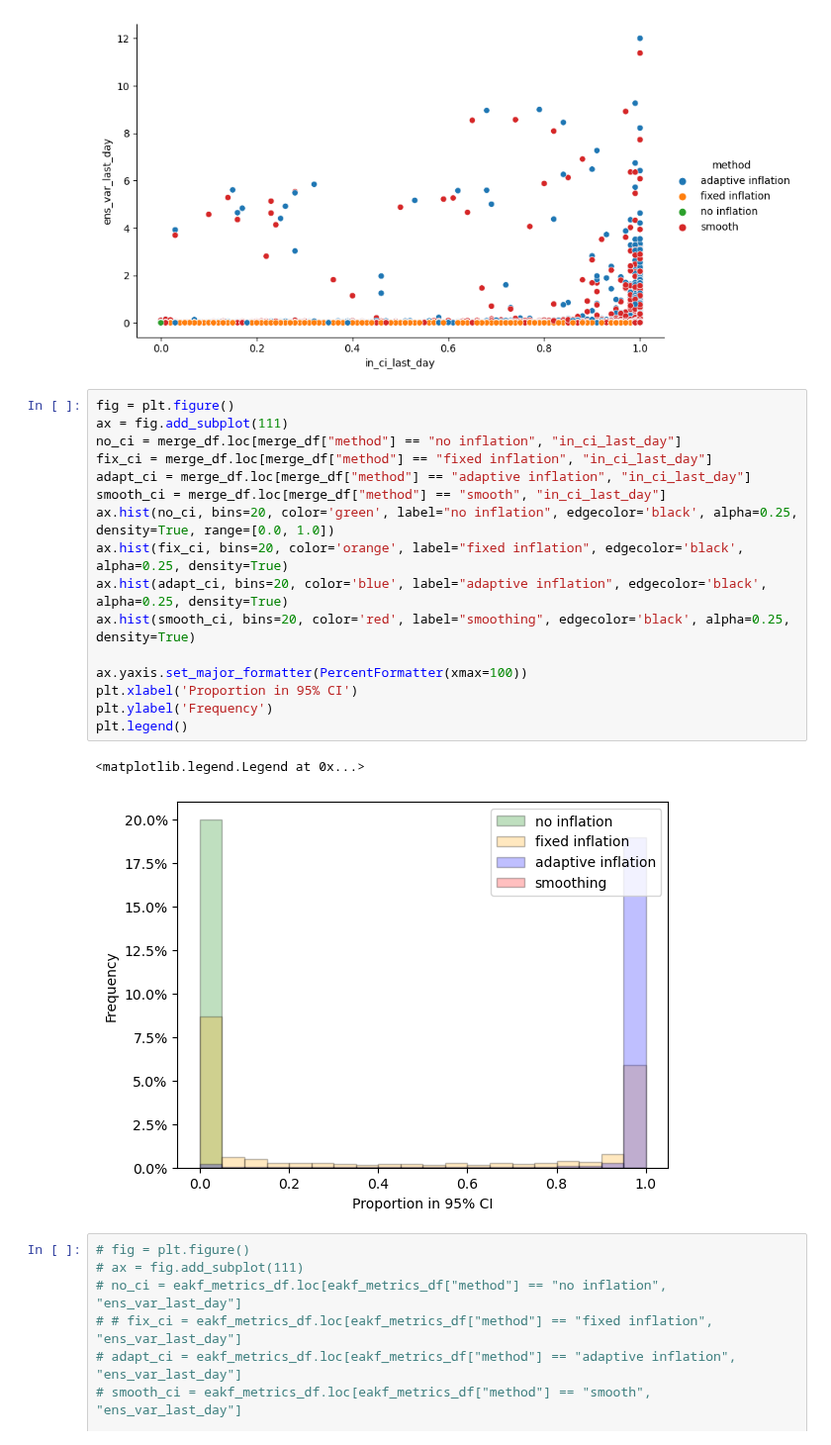
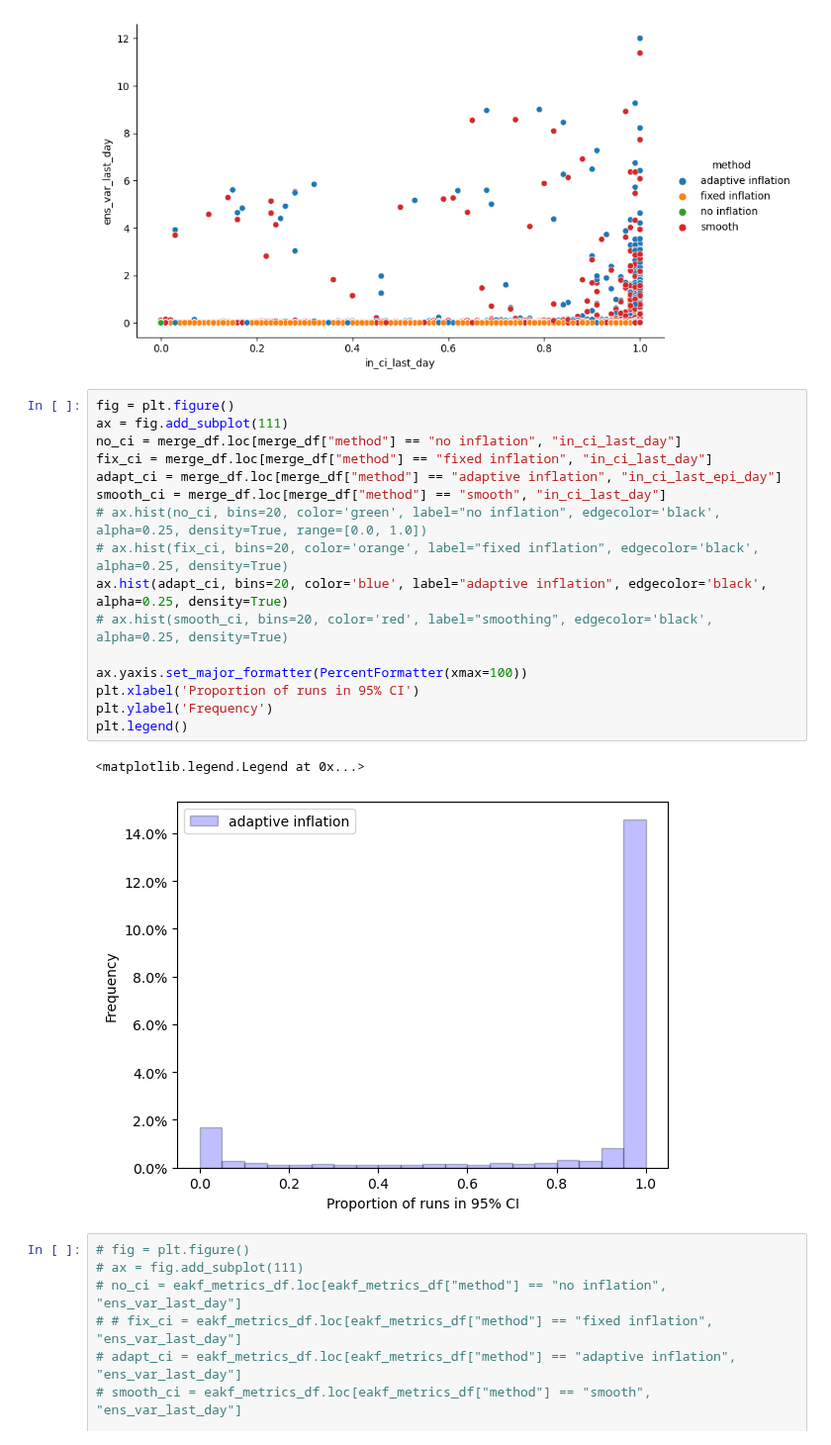
Before and after one commit to hwunrow/epykalman, a Jupyter notebook: src/epyfilter/c2b2/create_plots.ipynb, the cells around one changed output. Shown at 99% size. Cells and saved outputs as stored; diff of their text form.

```diff
--- a/src/epyfilter/c2b2/create_plots.ipynb
+++ b/src/epyfilter/c2b2/create_plots.ipynb
@@ -353,22 +628,22 @@ plt.show()
 # %%
 fig = plt.figure()
 ax = fig.add_subplot(111)
 no_ci = merge_df.loc[merge_df["method"] == "no inflation", "in_ci_last_day"]
 fix_ci = merge_df.loc[merge_df["method"] == "fixed inflation", "in_ci_last_day"]
-adapt_ci = merge_df.loc[merge_df["method"] == "adaptive inflation", "in_ci_last_day"]
+adapt_ci = merge_df.loc[merge_df["method"] == "adaptive inflation", "in_ci_last_epi_day"]
 smooth_ci = merge_df.loc[merge_df["method"] == "smooth", "in_ci_last_day"]
-ax.hist(no_ci, bins=20, color='green', label="no inflation", edgecolor='black', alpha=0.25, density=True, range=[0.0, 1.0])
-ax.hist(fix_ci, bins=20, color='orange', label="fixed inflation", edgecolor='black', alpha=0.25, density=True)
+# ax.hist(no_ci, bins=20, color='green', label="no inflation", edgecolor='black', alpha=0.25, density=True, range=[0.0, 1.0])
+# ax.hist(fix_ci, bins=20, color='orange', label="fixed inflation", edgecolor='black', alpha=0.25, density=True)
 ax.hist(adapt_ci, bins=20, color='blue', label="adaptive inflation", edgecolor='black', alpha=0.25, density=True)
-ax.hist(smooth_ci, bins=20, color='red', label="smoothing", edgecolor='black', alpha=0.25, density=True)
+# ax.hist(smooth_ci, bins=20, color='red', label="smoothing", edgecolor='black', alpha=0.25, density=True)
 
 ax.yaxis.set_major_formatter(PercentFormatter(xmax=100))
-plt.xlabel('Proportion in 95% CI')
+plt.xlabel('Proportion of runs in 95% CI')
 plt.ylabel('Frequency')
 plt.legend()
 # %% [output]
 <matplotlib.legend.Legend at 0x...>
-[figure, old version]
+[figure, new version]
 # %%
 # fig = plt.figure()
 # ax = fig.add_subplot(111)
```
Also changed, not shown: parts of 24 cells of this notebook, 1 other file.
